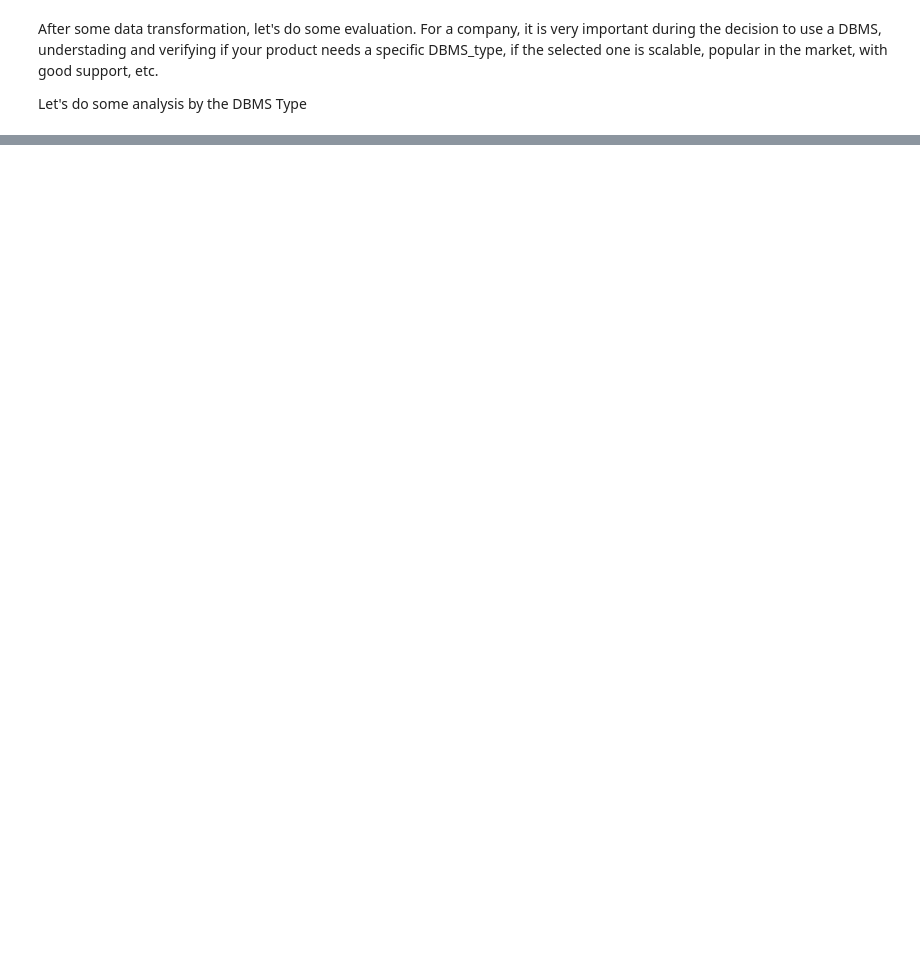
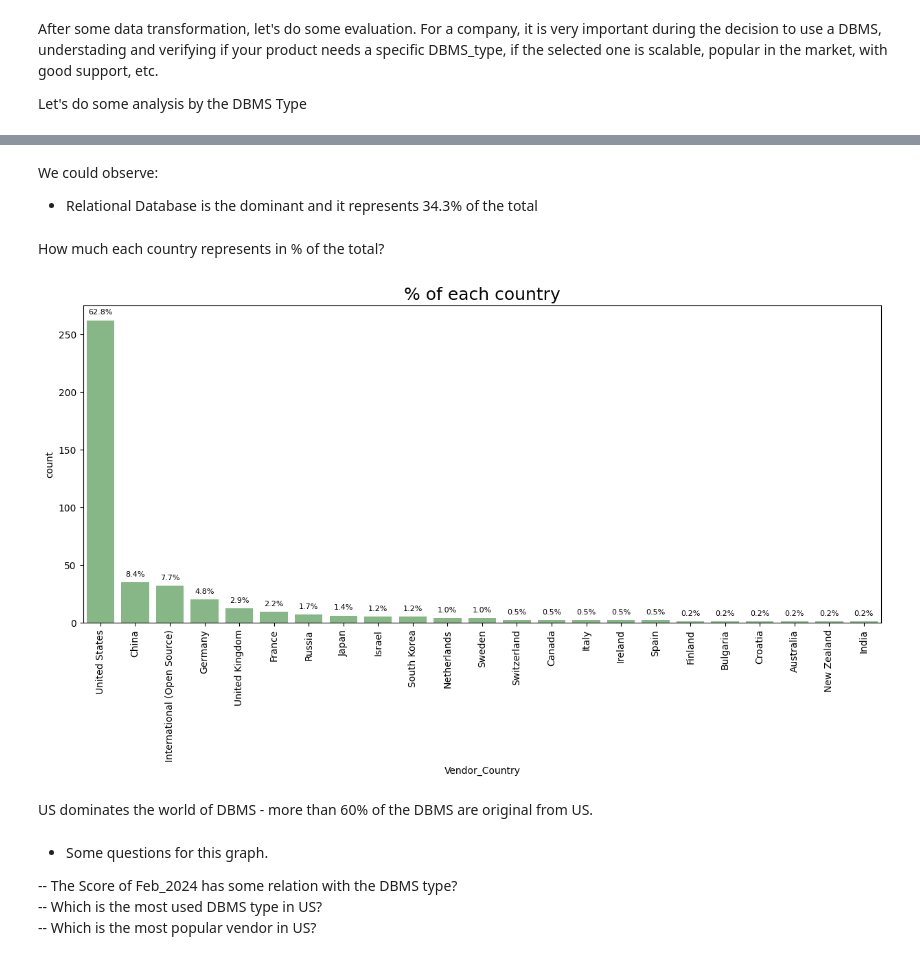
Before and after one commit to vaugsss/DataScience, a Jupyter notebook: DBMS.ipynb, the cells around one changed output, grey strips where cells are left out. Saved outputs shown, nothing was run; the diff lists cells and outputs as text; code cells hidden in the pictures; blank space fills up the shorter version.

```diff
--- a/DBMS.ipynb
+++ b/DBMS.ipynb
@@ -330,0 +333,27 @@ plt.xlabel(None), plt.ylabel(None), plt.yticks([]), plt.xticks(rotation=45)
+# %% [markdown]
+We could observe:
+
+- Relational Database is the dominant and it represents 34.3% of the total
+# %% [markdown]
+How much each country represents in % of the total?
+# %%
+plt.figure(figsize=(15,6))
+
+plt.title("% of each country", color='black', fontsize=18,)
+ax = sns.countplot(x='Vendor_Country', data=df, alpha=0.5, order=df['Vendor_Country'].value_counts().index, color='green')
+
+for p in ax.patches:
+        height = p.get_height()
+        percentage = '{:.1f}%'.format((height/total)*100)
+        ax.annotate(percentage, (p.get_x()+p.get_width()/2., height), ha="center", va="bottom", fontsize=8, color='black', xytext=(0, 5), textcoords='offset points')
+plt.xticks(rotation=90, fontsize=10);
+# %% [output]
+[figure, added]
+# %% [markdown]
+US dominates the world of DBMS - more than 60% of the DBMS are original from US.
+# %% [markdown]
+- Some questions for this graph.
+
+-- The Score of Feb_2024 has some relation with the DBMS type? <br>
+-- Which is the most used DBMS type in US? <br>
+-- Which is the most popular vendor in US? <br>
```
Also changed, not shown: parts of 3 cells of this notebook.
